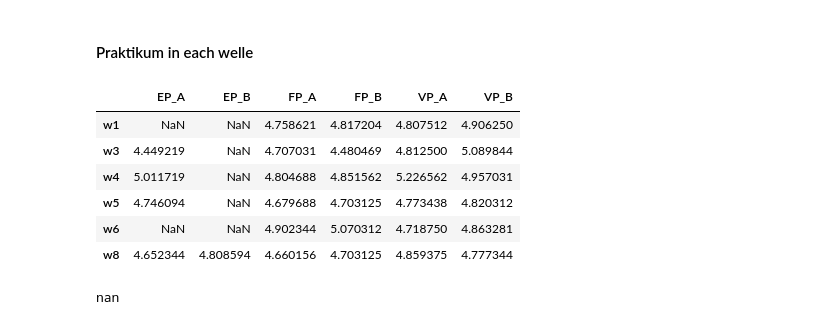
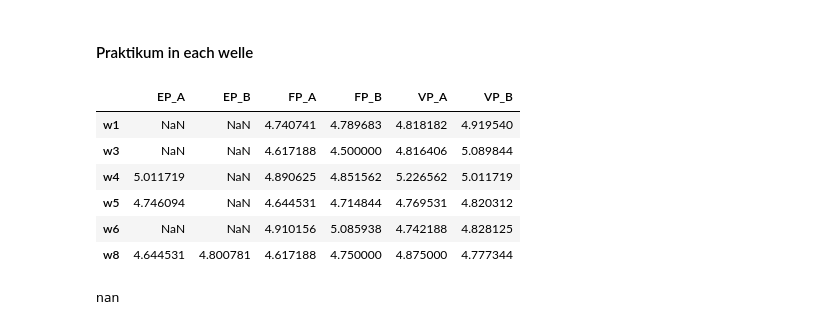
Before and after one commit to annaromankiewicz/masterarbeit, a Jupyter notebook: Analysis.ipynb, the cells around one changed output. Cells and saved outputs as stored; diff of their text form; code cells hidden in the pictures.

```diff
--- a/Analysis.ipynb
+++ b/Analysis.ipynb
@@ -237,7 +585,17 @@ w8_.replace({"trifft gar nicht zu": 1, "trifft voll zu": 6}, inplace=True)
 # %%
-w1_ = w1_.astype({'F_01' : 'float16', 'F_03' : 'float16', 'F_04': 'float16', 'F_09': 'float16', 'F_11': 'float16'})
-w3_ = w3_.astype({'KO01_01': 'float16', 'KO01_02': 'float16', 'KO01_03': 'float16', 'KO01_04': 'float16', 'KO01_05': 'float16', 'F_01' : 'float16', 'F_03' : 'float16', 'F_04': 'float16', 'F_09': 'float16', 'F_11': 'float16'})
+w1_ = w1_.astype({'F_01' : 'float16', 'F_03' : 'float16', 'F_04': 'float16', 'F_09': 'float16', 'F_11': 'float16', 'S1' : 'float16', 'S2' : 'float16', 'S3': 'float16', 'S4': 'float16', 'S5': 'float16'})
+w3_ = w3_.astype({'KO01_01': 'float16', 'KO01_02': 'float16', 'KO01_03': 'float16', 'KO01_04': 'float16', 'KO01_05': 'float16', 'F_01' : 'float16', 'F_03' : 'float16', 'F_04': 'float16', 'F_09': 'float16', 'F_11': 'float16', })
 w4_ = w4_.astype({'KO01_01': 'float16', 'KO01_02': 'float16', 'KO01_03': 'float16', 'KO01_04': 'float16', 'KO01_05': 'float16', 'F_01' : 'float16', 'F_03' : 'float16', 'F_04': 'float16', 'F_09': 'float16', 'F_11': 'float16'})
+
+w1_RA_FP = w1_RA_FP.astype({'F_01' : 'float16', 'F_03' : 'float16', 'F_04': 'float16', 'F_09': 'float16', 'F_11': 'float16', 'S1' : 'float16', 'S2' : 'float16', 'S3': 'float16', 'S4': 'float16', 'S5': 'float16'})
+w3_RA_FP = w3_RA_FP.astype({'KO01_01': 'float16', 'KO01_02': 'float16', 'KO01_03': 'float16', 'KO01_04': 'float16', 'KO01_05': 'float16', 'F_01' : 'float16', 'F_03' : 'float16', 'F_04': 'float16', 'F_09': 'float16', 'F_11': 'float16'})
+w4_RA_FP = w4_RA_FP.astype({'KO01_01': 'float16', 'KO01_02': 'float16', 'KO01_03': 'float16', 'KO01_04': 'float16', 'KO01_05': 'float16', 'F_01' : 'float16', 'F_03' : 'float16', 'F_04': 'float16', 'F_09': 'float16', 'F_11': 'float16'})
+
+w1_RA_VP = w1_RA_VP.astype({'F_01' : 'float16', 'F_03' : 'float16', 'F_04': 'float16', 'F_09': 'float16', 'F_11': 'float16', 'S1' : 'float16', 'S2' : 'float16', 'S3': 'float16', 'S4': 'float16', 'S5': 'float16'})
+w3_RA_VP = w3_RA_VP.astype({'KO01_01': 'float16', 'KO01_02': 'float16', 'KO01_03': 'float16', 'KO01_04': 'float16', 'KO01_05': 'float16', 'F_01' : 'float16', 'F_03' : 'float16', 'F_04': 'float16', 'F_09': 'float16', 'F_11': 'float16'})
+w4_RA_VP = w4_RA_VP.astype({'KO01_01': 'float16', 'KO01_02': 'float16', 'KO01_03': 'float16', 'KO01_04': 'float16', 'KO01_05': 'float16', 'F_01' : 'float16', 'F_03' : 'float16', 'F_04': 'float16', 'F_09': 'float16', 'F_11': 'float16'})
+
+
 w5_ = w5_.astype({'KO01_01': 'float16', 'KO01_02': 'float16', 'KO01_03': 'float16', 'KO01_04': 'float16', 'KO01_05': 'float16', 'F_01' : 'float16', 'F_03' : 'float16', 'F_04': 'float16', 'F_09': 'float16', 'F_11': 'float16'})
 w6_ = w6_.astype({'KO01_01': 'float16', 'KO01_02': 'float16', 'KO01_03': 'float16', 'KO01_04': 'float16', 'KO01_05': 'float16', 'F_01' : 'float16', 'F_03' : 'float16', 'F_04': 'float16', 'F_09': 'float16', 'F_11': 'float16'})
 w8_ = w8_.astype({'SW01_01': 'float16', 'SW01_02': 'float16', 'SW01_03': 'float16', 'SW01_04': 'float16', 'SW01_05': 'float16', 'F_01' : 'float16', 'F_03' : 'float16', 'F_04': 'float16', 'F_09': 'float16', 'F_11': 'float16'})
@@ -260,11 +618,11 @@ w8_['SWE'] = w8_[['SW01_01','SW01_02','SW01_03', 'SW01_04','SW01_05']].mean(axis
 # w6_['SWE'] = w6_[['KO01_01','KO01_02','KO01_03', 'KO01_04','KO01_05']].mean(axis=1)
 # w8_['SWE'] = w8_[['SW01_01','SW01_02','SW01_03', 'SW01_04','SW01_05']].mean(axis=1)
 
-w1_['SWE_01'] = -1
-w1_['SWE_02'] = -1
-w1_['SWE_03'] = -1
-w1_['SWE_04'] = -1
-w1_['SWE_05'] = -1
+w1_['SWE_01'] = ((w1_['S1'] - 1) * ((6-1) / (4-1))) + 1
+w1_['SWE_02'] = ((w1_['S2'] - 1) * ((6-1) / (4-1))) + 1
+w1_['SWE_03'] = ((w1_['S3'] - 1) * ((6-1) / (4-1))) + 1
+w1_['SWE_04'] = ((w1_['S4'] - 1) * ((6-1) / (4-1))) + 1
+w1_['SWE_05'] = ((w1_['S5'] - 1) * ((6-1) / (4-1))) + 1
 
 w3_['SWE_01'] = ((w3_['KO01_01'] - 1) * ((6-1) / (4-1))) + 1
 w3_['SWE_02'] = ((w3_['KO01_02'] - 1) * ((6-1) / (4-1))) + 1
@@ -458,2 +987,10 @@ w3_
+# %%
+SELECTED_COLUMNS_ALL = [
+        'Welle','Praktikum',
+        'F_01','F_03','F_04','F_09','F_11','F_norm',
+        'F_01_norm','F_03_norm','F_04_norm','F_09_norm','F_11_norm','F_mean_norm_new',
+        'SWE_norm',
+        'SWE_01','SWE_02','SWE_03','SWE_04','SWE_05','SWE_norm_new',
+        'Semester','geschlecht','age']
 # %% [markdown]
 #### Groups by praktikum
@@ -538,35 +1068,35 @@ list_praktikums_2.head()
 # %%
 from collections import defaultdict
 dict_wellen = {}
 wellen = [
-    w1_[selected_columns],
-    w3_[selected_columns],
-    w4_[selected_columns],
-    w5_[selected_columns],
-    w6_[selected_columns],
-    w8_[selected_columns],
+    w1_[SELECTED_COLUMNS_ALL],
+    w3_[SELECTED_COLUMNS_ALL],
+    w4_[SELECTED_COLUMNS_ALL],
+    w5_[SELECTED_COLUMNS_ALL],
+    w6_[SELECTED_COLUMNS_ALL],
+    w8_[SELECTED_COLUMNS_ALL],
 ]
 
 wellen_names = ["w1","w3","w4","w5","w6","w8"]
 for name,w in zip(wellen_names,wellen):
    dict_wellen[name] = {
       "EP_A" : w[w['Praktikum'] == 'EP A']["SWE_norm"].mean(),
       "EP_B" : w[w['Praktikum'] == 'EP B']["SWE_norm"].mean(),
       "FP_A" : w[w['Praktikum'] == 'FP A']["SWE_norm"].mean(),
       "FP_B" : w[w['Praktikum'] == 'FP B']["SWE_norm"].mean(),
       "VP_A" : w[w['Praktikum'] == 'VP A']["SWE_norm"].mean(),
       "VP_B" : w[w['Praktikum'] == 'VP B']["SWE_norm"].mean()
    }
 
 pd.DataFrame.from_dict(dict_wellen, orient="index")
 # %% [output]
 |  | EP_A | EP_B | FP_A | FP_B | VP_A | VP_B |
-| w1 | NaN | NaN | 4.758621 | 4.817204 | 4.807512 | 4.906250 |
-| w3 | 4.449219 | NaN | 4.707031 | 4.480469 | 4.812500 | 5.089844 |
-| w4 | 5.011719 | NaN | 4.804688 | 4.851562 | 5.226562 | 4.957031 |
-| w5 | 4.746094 | NaN | 4.679688 | 4.703125 | 4.773438 | 4.820312 |
-| w6 | NaN | NaN | 4.902344 | 5.070312 | 4.718750 | 4.863281 |
-| w8 | 4.652344 | 4.808594 | 4.660156 | 4.703125 | 4.859375 | 4.777344 |
+| w1 | NaN | NaN | 4.740741 | 4.789683 | 4.818182 | 4.919540 |
+| w3 | NaN | NaN | 4.617188 | 4.500000 | 4.816406 | 5.089844 |
+| w4 | 5.011719 | NaN | 4.890625 | 4.851562 | 5.226562 | 5.011719 |
+| w5 | 4.746094 | NaN | 4.644531 | 4.714844 | 4.769531 | 4.820312 |
+| w6 | NaN | NaN | 4.910156 | 5.085938 | 4.742188 | 4.828125 |
+| w8 | 4.644531 | 4.800781 | 4.617188 | 4.750000 | 4.875000 | 4.777344 |
 # %%
 w1_[w1_['Praktikum'] == 'EP A']["SWE_norm"].mean()
 # %% [output]
```
Also changed, not shown: parts of 51 cells of this notebook, 1 other file.
